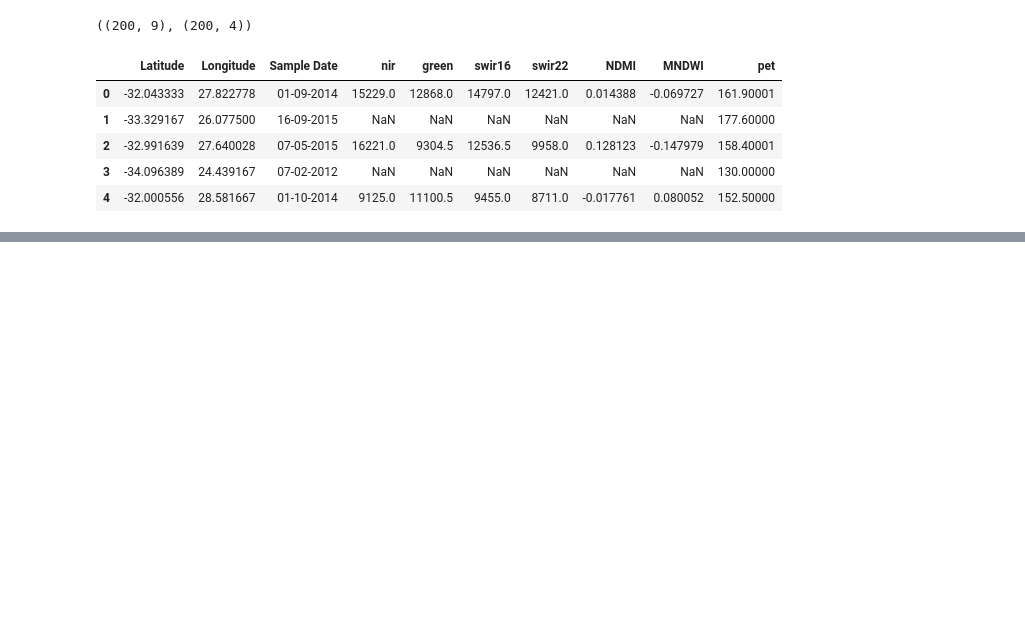
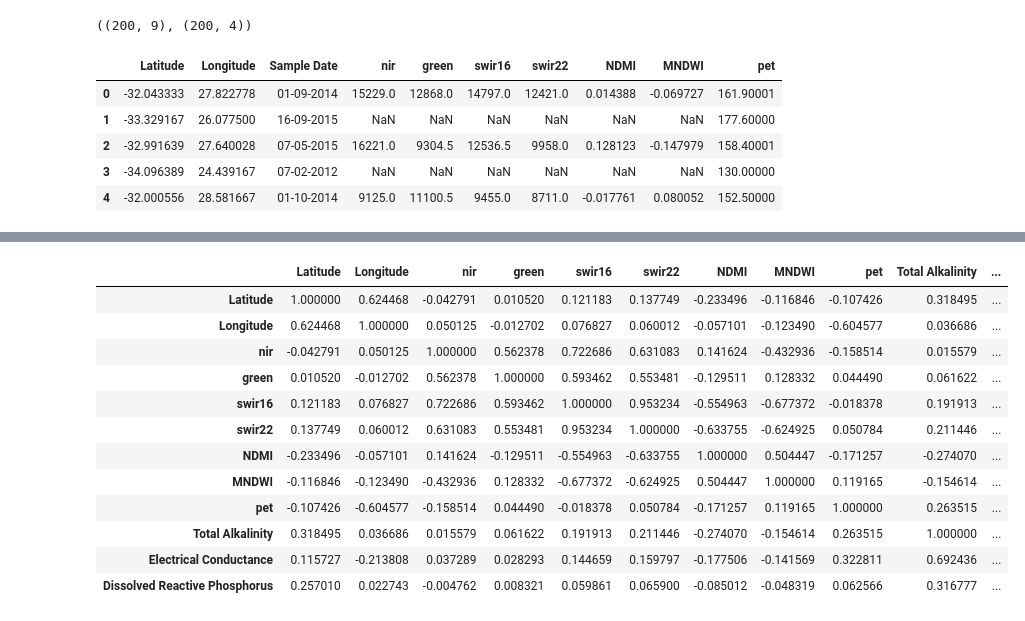
Before and after one commit to TonnieD/EY_AI_-_Data_Challenge, a Jupyter notebook: data_transformation.ipynb, the cells around one changed output, grey strips where cells are left out. Drawn from its saved outputs; the diff is of its cells as text; code cells hidden in the pictures; blank space fills up the shorter version.

```diff
--- a/data_transformation.ipynb
+++ b/data_transformation.ipynb
@@ -137,0 +159,16 @@ validation_df.to_csv('Validation_Dataset.csv', index = False)
+# %%
+df.drop(columns=['Sample Date']).corr()
+# %% [output]
+|  | Latitude | Longitude | nir | green | swir16 | swir22 | NDMI | MNDWI | pet | Total Alkalinity | ... |
+| Latitude | 1.000000 | 0.624468 | -0.042791 | 0.010520 | 0.121183 | 0.137749 | -0.233496 | -0.116846 | -0.107426 | 0.318495 | ... |
+| Longitude | 0.624468 | 1.000000 | 0.050125 | -0.012702 | 0.076827 | 0.060012 | -0.057101 | -0.123490 | -0.604577 | 0.036686 | ... |
+| nir | -0.042791 | 0.050125 | 1.000000 | 0.562378 | 0.722686 | 0.631083 | 0.141624 | -0.432936 | -0.158514 | 0.015579 | ... |
+| green | 0.010520 | -0.012702 | 0.562378 | 1.000000 | 0.593462 | 0.553481 | -0.129511 | 0.128332 | 0.044490 | 0.061622 | ... |
+| swir16 | 0.121183 | 0.076827 | 0.722686 | 0.593462 | 1.000000 | 0.953234 | -0.554963 | -0.677372 | -0.018378 | 0.191913 | ... |
+| swir22 | 0.137749 | 0.060012 | 0.631083 | 0.553481 | 0.953234 | 1.000000 | -0.633755 | -0.624925 | 0.050784 | 0.211446 | ... |
+| NDMI | -0.233496 | -0.057101 | 0.141624 | -0.129511 | -0.554963 | -0.633755 | 1.000000 | 0.504447 | -0.171257 | -0.274070 | ... |
+| MNDWI | -0.116846 | -0.123490 | -0.432936 | 0.128332 | -0.677372 | -0.624925 | 0.504447 | 1.000000 | 0.119165 | -0.154614 | ... |
+| pet | -0.107426 | -0.604577 | -0.158514 | 0.044490 | -0.018378 | 0.050784 | -0.171257 | 0.119165 | 1.000000 | 0.263515 | ... |
+| Total Alkalinity | 0.318495 | 0.036686 | 0.015579 | 0.061622 | 0.191913 | 0.211446 | -0.274070 | -0.154614 | 0.263515 | 1.000000 | ... |
+| Electrical Conductance | 0.115727 | -0.213808 | 0.037289 | 0.028293 | 0.144659 | 0.159797 | -0.177506 | -0.141569 | 0.322811 | 0.692436 | ... |
+| Dissolved Reactive Phosphorus | 0.257010 | 0.022743 | -0.004762 | 0.008321 | 0.059861 | 0.065900 | -0.085012 | -0.048319 | 0.062566 | 0.316777 | ... |
```
Also changed, not shown: parts of 3 cells of this notebook, 1 other file.
